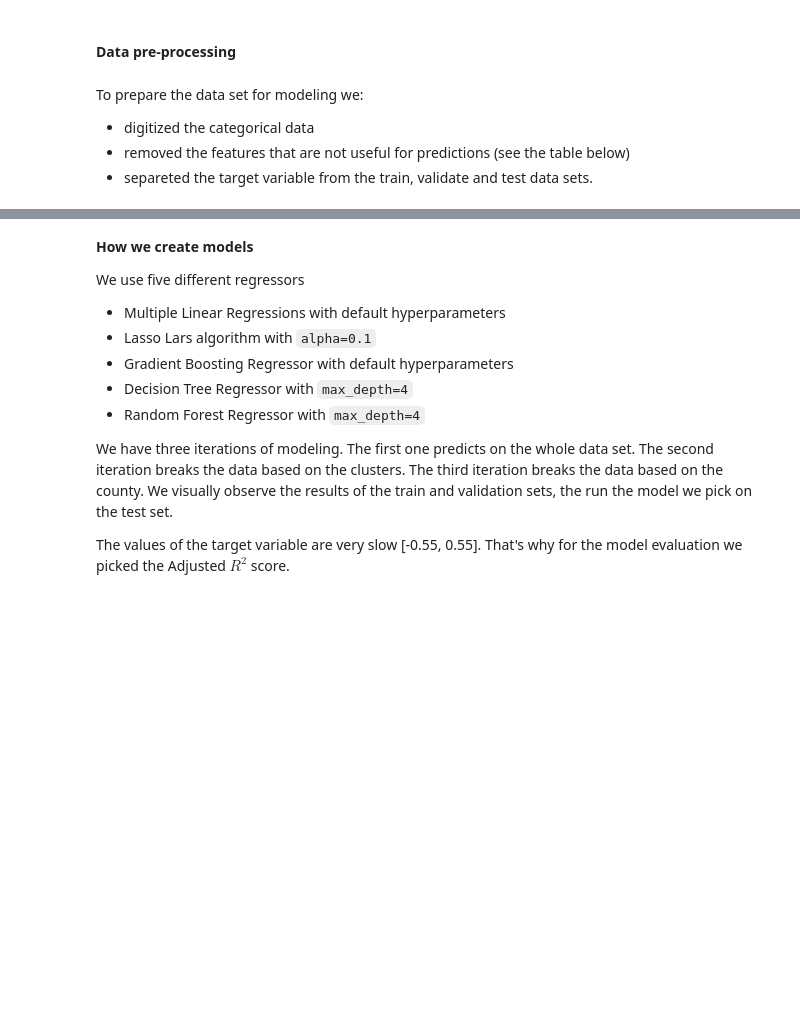
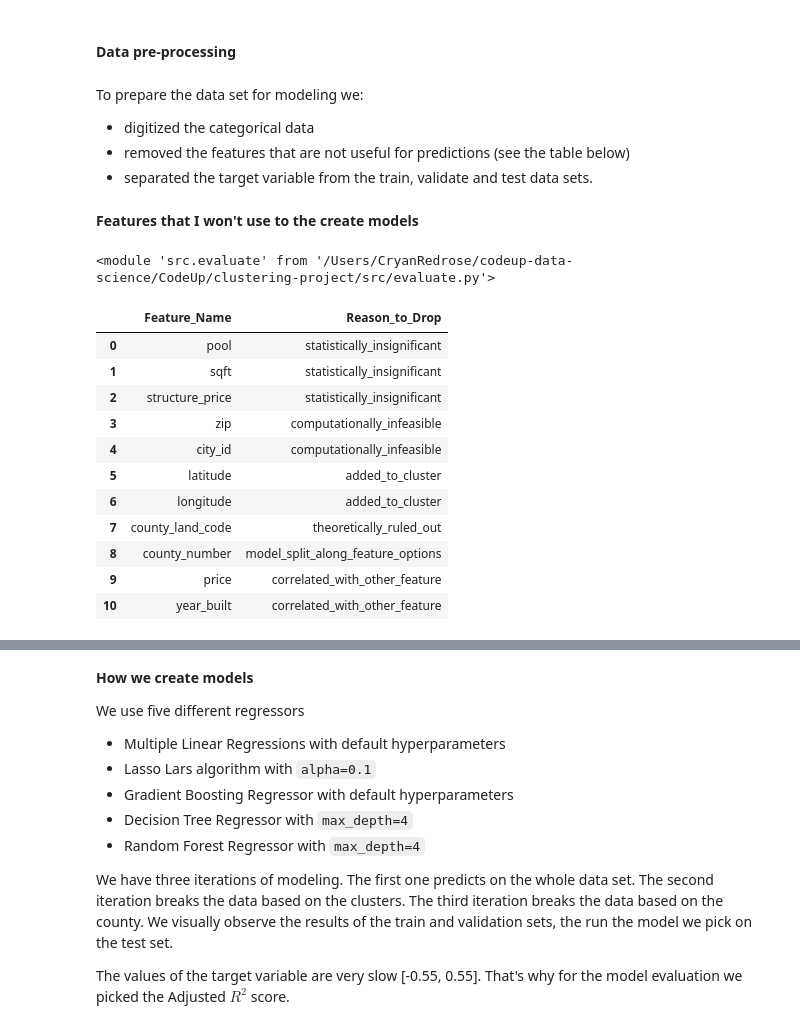
Before and after one commit to codeup-nadia-chris/clustering-project, a Jupyter notebook: presentation_notebook.ipynb, the cells around one changed output, grey strips where cells are left out. Saved outputs shown, nothing was run; the diff lists cells and outputs as text; code cells hidden in the pictures; blank space fills up the shorter version.

Commit message:
Added tables for features kept in model and features removed from model

```diff
--- a/presentation_notebook.ipynb
+++ b/presentation_notebook.ipynb
@@ -273,7 +273,28 @@ To prepare the data set for modeling we:
 
 - digitized the categorical data
 - removed the features that are not useful for predictions (see the table below)
-- separeted the target variable from the train, validate and test data sets.
+- separated the target variable from the train, validate and test data sets.
+# %% [markdown]
+**Features that I won't use to the create models**
+# %%
+reload(ev)
+# %% [output]
+<module 'src.evaluate' from '/Users/CryanRedrose/codeup-data-science/CodeUp/clustering-project/src/evaluate.py'>
+# %%
+ev.dropped_variables_df()
+# %% [output]
+|  | Feature_Name | Reason_to_Drop |
+| 0 | pool | statistically_insignificant |
+| 1 | sqft | statistically_insignificant |
+| 2 | structure_price | statistically_insignificant |
+| 3 | zip | computationally_infeasible |
+| 4 | city_id | computationally_infeasible |
+| 5 | latitude | added_to_cluster |
+| 6 | longitude | added_to_cluster |
+| 7 | county_land_code | theoretically_ruled_out |
+| 8 | county_number | model_split_along_feature_options |
+| 9 | price | correlated_with_other_feature |
+| 10 | year_built | correlated_with_other_feature |
 # %% [markdown]
 **Features that I won't use to the create models**
 
```
Also changed, not shown: parts of 1 cell of this notebook, 1 other file.
